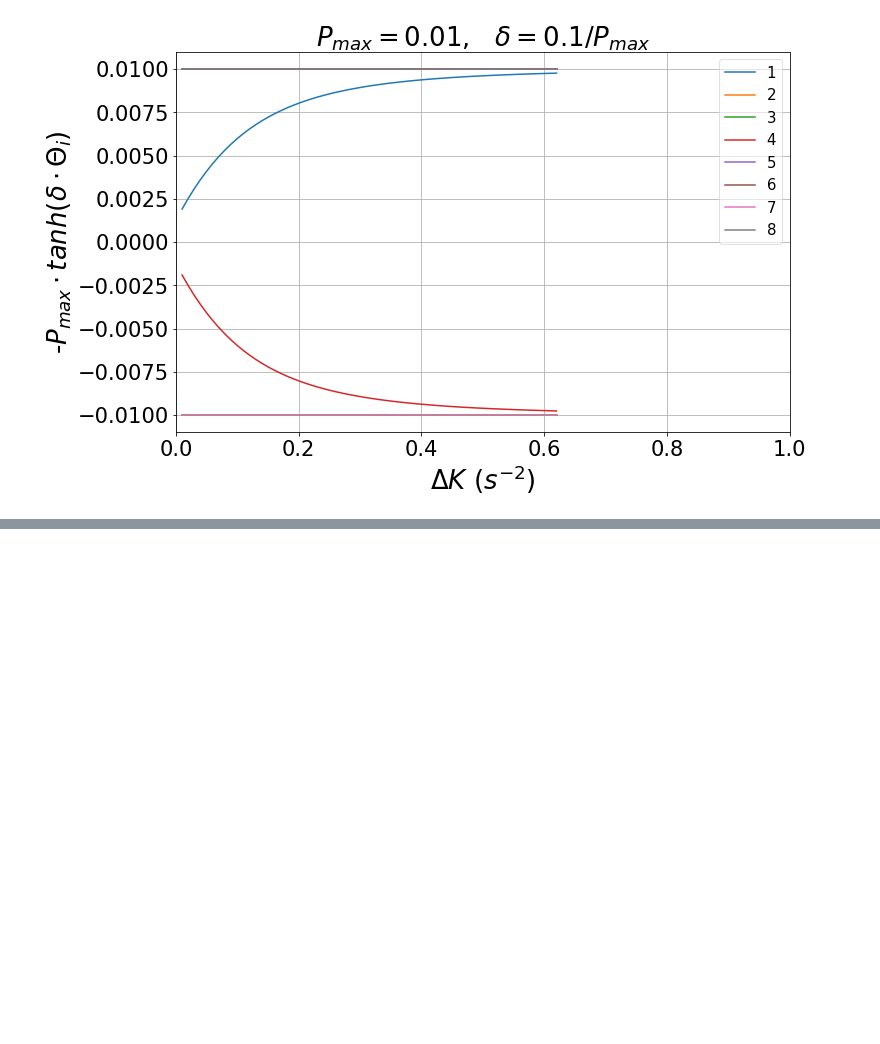
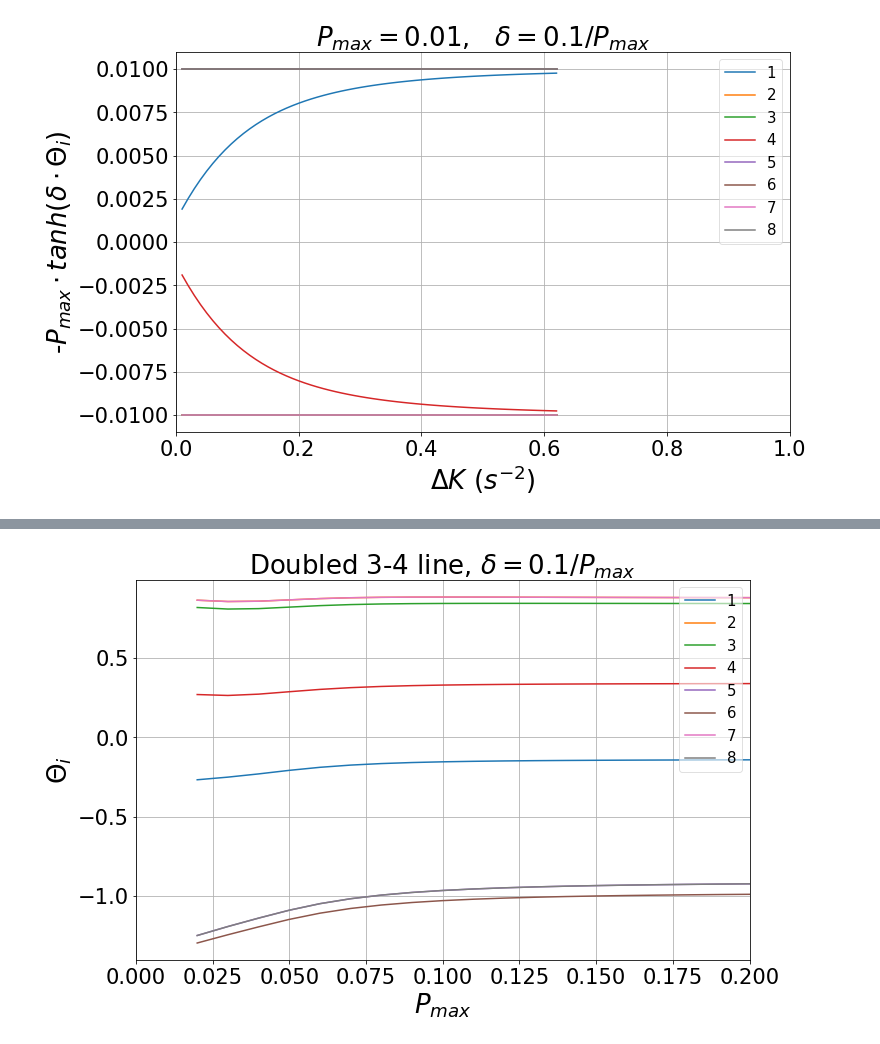
Before and after one commit to nicoleorzan/Braess-paradox, a Jupyter notebook: Plots.ipynb, the cells around one changed output, grey strips where cells are left out. Saved outputs shown, nothing was run; the diff lists cells and outputs as text; code cells hidden in the pictures; blank space fills up the shorter version.

```diff
--- a/Plots.ipynb
+++ b/Plots.ipynb
@@ -240,0 +264,23 @@ plt.show()
+# %%
+df = pd.read_csv("more_nodes/Data/phases_vs_pmax_with_delta_01_over_pmax_doubled_3-4_line", delim_whitespace = True)
+fig = plt.figure(figsize=(11,7))
+ax = fig.add_subplot(111)
+ax.plot(df.iloc[:,0], df.iloc[:,1], label = "1")
+ax.plot(df.iloc[:,0], df.iloc[:,2], label = "2")
+ax.plot(df.iloc[:,0], df.iloc[:,3], label = "3")
+ax.plot(df.iloc[:,0], df.iloc[:,4], label = "4")#, color='red')
+ax.plot(df.iloc[:,0], df.iloc[:,5], label = "5")
+ax.plot(df.iloc[:,0], df.iloc[:,6], label = "6")
+ax.plot(df.iloc[:,0], df.iloc[:,7], label = "7")
+ax.plot(df.iloc[:,0], df.iloc[:,8], label = "8")
+ax.set_title("Doubled 3-4 line, $\delta = 0.1/P_{max}$", size=26)
+ax.set_xlabel("$P_{max}$", size = 26)
+ax.set_ylabel("$\Theta_i$", size = 26)
+ax.tick_params(labelsize=21)
+ax.set_xlim([0,0.2])
+plt.grid()
+plt.legend(loc='upper right', prop={'size': 15}, framealpha=0.6)
+plt.savefig('phases_vs_pmax_with_delta_01_over_pmax_doubled_3-4_line.png', bbox_inches='tight')
+plt.show()
+# %% [output]
+[figure, added]
```
Also changed, not shown: parts of 6 cells of this notebook, 14 other files.
